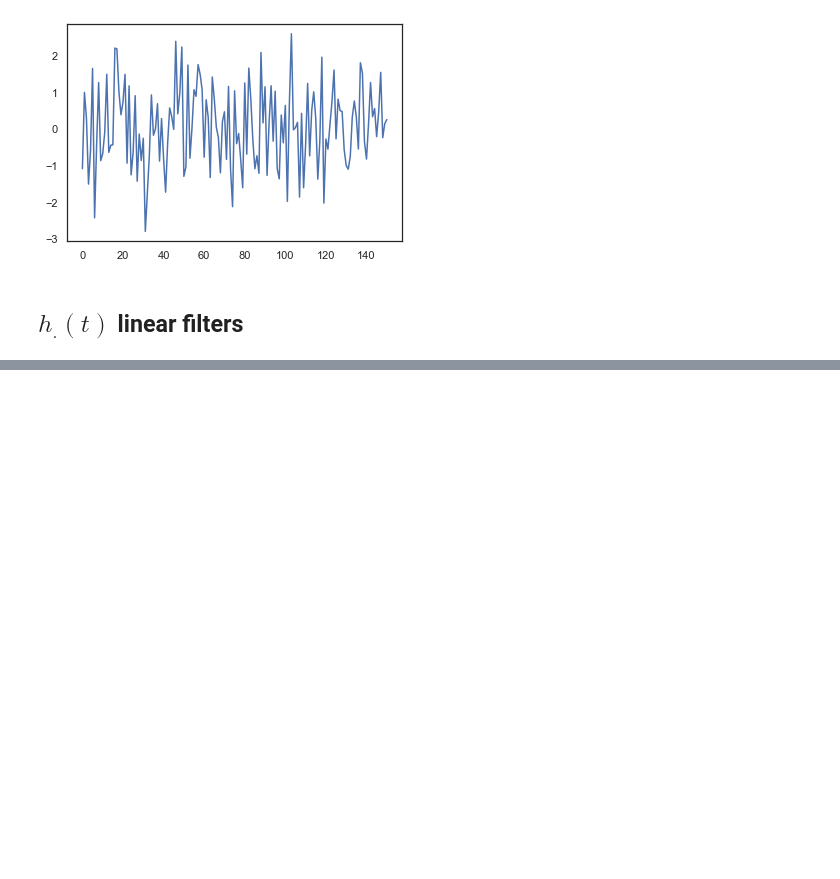
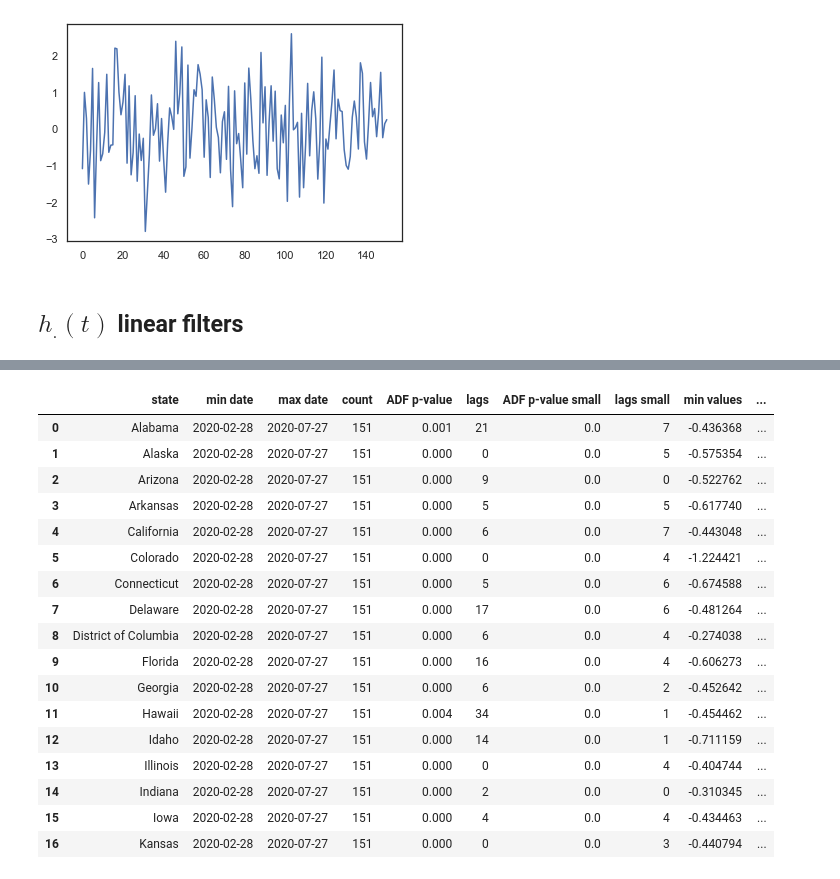
Before and after one commit to epidemic-research-team/epidemic-gaussian-process, a Jupyter notebook: MO - 2 - Linear Filters.ipynb, the cells around one changed output, grey strips where cells are left out. Drawn from its saved outputs; the diff is of its cells as text; code cells hidden in the pictures; blank space fills up the shorter version.

Commit message:
AIC tests for linear filters

```diff
--- a/MO - 2 - Linear Filters.ipynb
+++ b/MO - 2 - Linear Filters.ipynb
@@ -80,21 +60,0 @@ def yule_walker_aic():
-# %%
-linear_filters_states = {}
-
-ORDER = 5
-
-for state in results_states.keys():
-    u0_ = u0[u0['Updated'].isin(final_data.loc[state, 'Updated'])]
-    state_residual = results_states[state][1]
-    t = u0_["Updated"].index.astype('float').values.reshape(-1, 1)
-
-    def _yule_walker(u=None, coeff_=None, sigma_=None):
-        return np.convolve(coeff_, u, mode="same")
-
-    rho_, sigma_ = sm.regression.yule_walker(state_residual, order=ORDER, method="mle")
-    rho_ = np.array(rho_)[::-1]
-    linear_filters_states[state] = rho_, partial(
-        _yule_walker, u=u0_["Residual"].values, coeff_=tuple(rho_), sigma_=sigma_
-    )
-
-
-pickle.dump(linear_filters_states, open('tmp/linear_filters_states.pkl', 'wb'))
@@ -156,0 +135,34 @@ Kansas [-0.06566442 -0.09769858 -0.11246886  0.14007161  0.27963577] 0.0101 -530
+# %%
+# Add to the descriptive stats table the optimimum lag for each state
+descriptive_stats["optimal lag"] = 0
+descriptive_stats["AIC diff"] = 0
+
+for state in results_states.keys():
+    lag_value = AIC_table[state].idxmin()
+    AIC_diff = AIC_table[state].max() - AIC_table[state].min()
+    if lag_value==0:
+        lag_value = int(descriptive_stats.loc[descriptive_stats.state==state]["lags small"])
+
+    descriptive_stats.loc[descriptive_stats.state==state, "optimal lag"] = lag_value
+    descriptive_stats.loc[descriptive_stats.state==state, "AIC diff"] = AIC_diff
+# %%
+descriptive_stats
+# %% [output]
+|  | state | min date | max date | count | ADF p-value | lags | ADF p-value small | lags small | min values | ... |
+| 0 | Alabama | 2020-02-28 | 2020-07-27 | 151 | 0.001 | 21 | 0.0 | 7 | -0.436368 | ... |
+| 1 | Alaska | 2020-02-28 | 2020-07-27 | 151 | 0.000 | 0 | 0.0 | 5 | -0.575354 | ... |
+| 2 | Arizona | 2020-02-28 | 2020-07-27 | 151 | 0.000 | 9 | 0.0 | 0 | -0.522762 | ... |
+| 3 | Arkansas | 2020-02-28 | 2020-07-27 | 151 | 0.000 | 5 | 0.0 | 5 | -0.617740 | ... |
+| 4 | California | 2020-02-28 | 2020-07-27 | 151 | 0.000 | 6 | 0.0 | 7 | -0.443048 | ... |
+| 5 | Colorado | 2020-02-28 | 2020-07-27 | 151 | 0.000 | 0 | 0.0 | 4 | -1.224421 | ... |
+| 6 | Connecticut | 2020-02-28 | 2020-07-27 | 151 | 0.000 | 5 | 0.0 | 6 | -0.674588 | ... |
+| 7 | Delaware | 2020-02-28 | 2020-07-27 | 151 | 0.000 | 17 | 0.0 | 6 | -0.481264 | ... |
+| 8 | District of Columbia | 2020-02-28 | 2020-07-27 | 151 | 0.000 | 6 | 0.0 | 4 | -0.274038 | ... |
+| 9 | Florida | 2020-02-28 | 2020-07-27 | 151 | 0.000 | 16 | 0.0 | 4 | -0.606273 | ... |
+| 10 | Georgia | 2020-02-28 | 2020-07-27 | 151 | 0.000 | 6 | 0.0 | 2 | -0.452642 | ... |
+| 11 | Hawaii | 2020-02-28 | 2020-07-27 | 151 | 0.004 | 34 | 0.0 | 1 | -0.454462 | ... |
+| 12 | Idaho | 2020-02-28 | 2020-07-27 | 151 | 0.000 | 14 | 0.0 | 1 | -0.711159 | ... |
+| 13 | Illinois | 2020-02-28 | 2020-07-27 | 151 | 0.000 | 0 | 0.0 | 4 | -0.404744 | ... |
+| 14 | Indiana | 2020-02-28 | 2020-07-27 | 151 | 0.000 | 2 | 0.0 | 0 | -0.310345 | ... |
+| 15 | Iowa | 2020-02-28 | 2020-07-27 | 151 | 0.000 | 4 | 0.0 | 4 | -0.434463 | ... |
+| 16 | Kansas | 2020-02-28 | 2020-07-27 | 151 | 0.000 | 0 | 0.0 | 3 | -0.440794 | ... |
```
Also changed, not shown: parts of 8 cells of this notebook, 2 other files.
